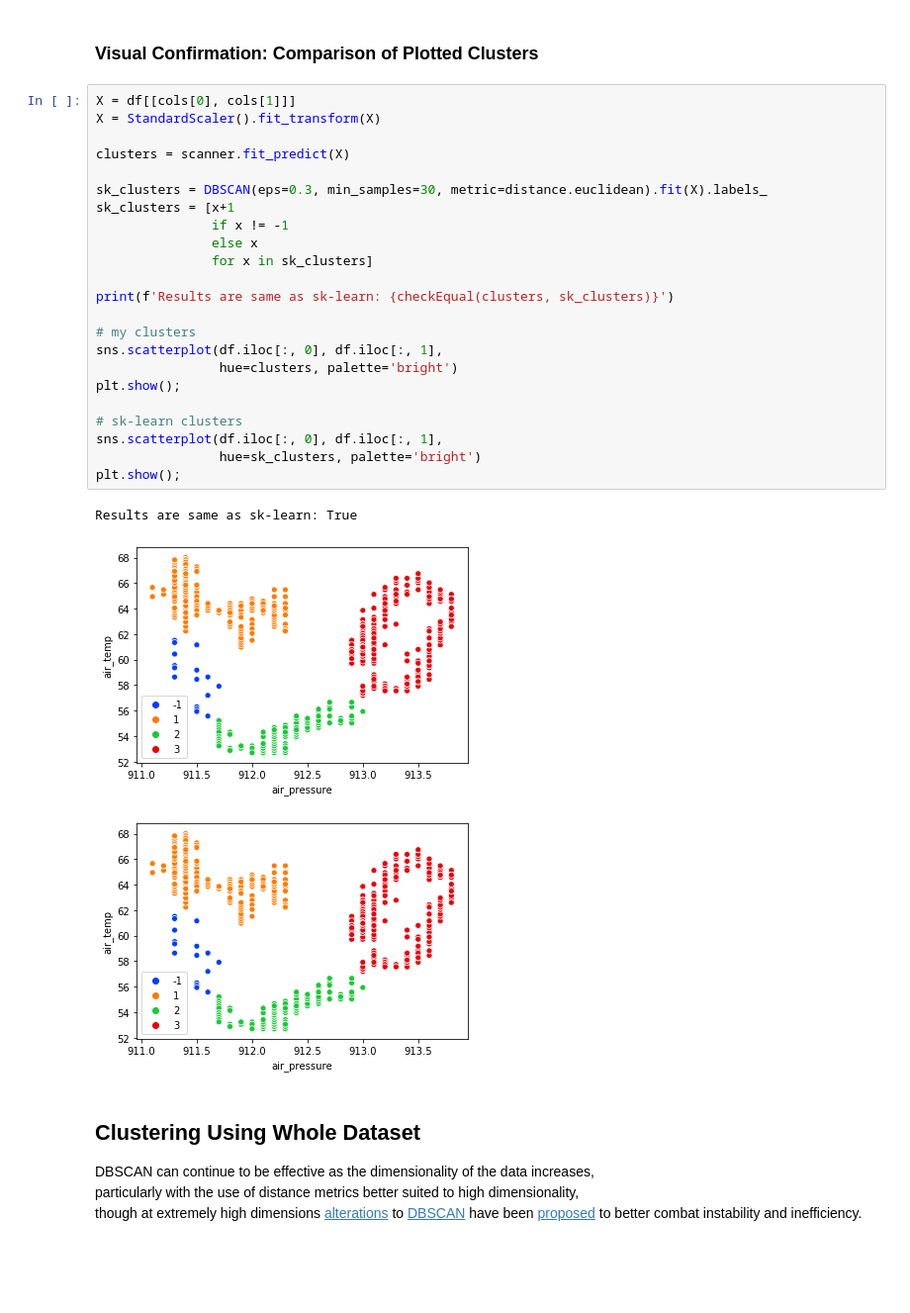
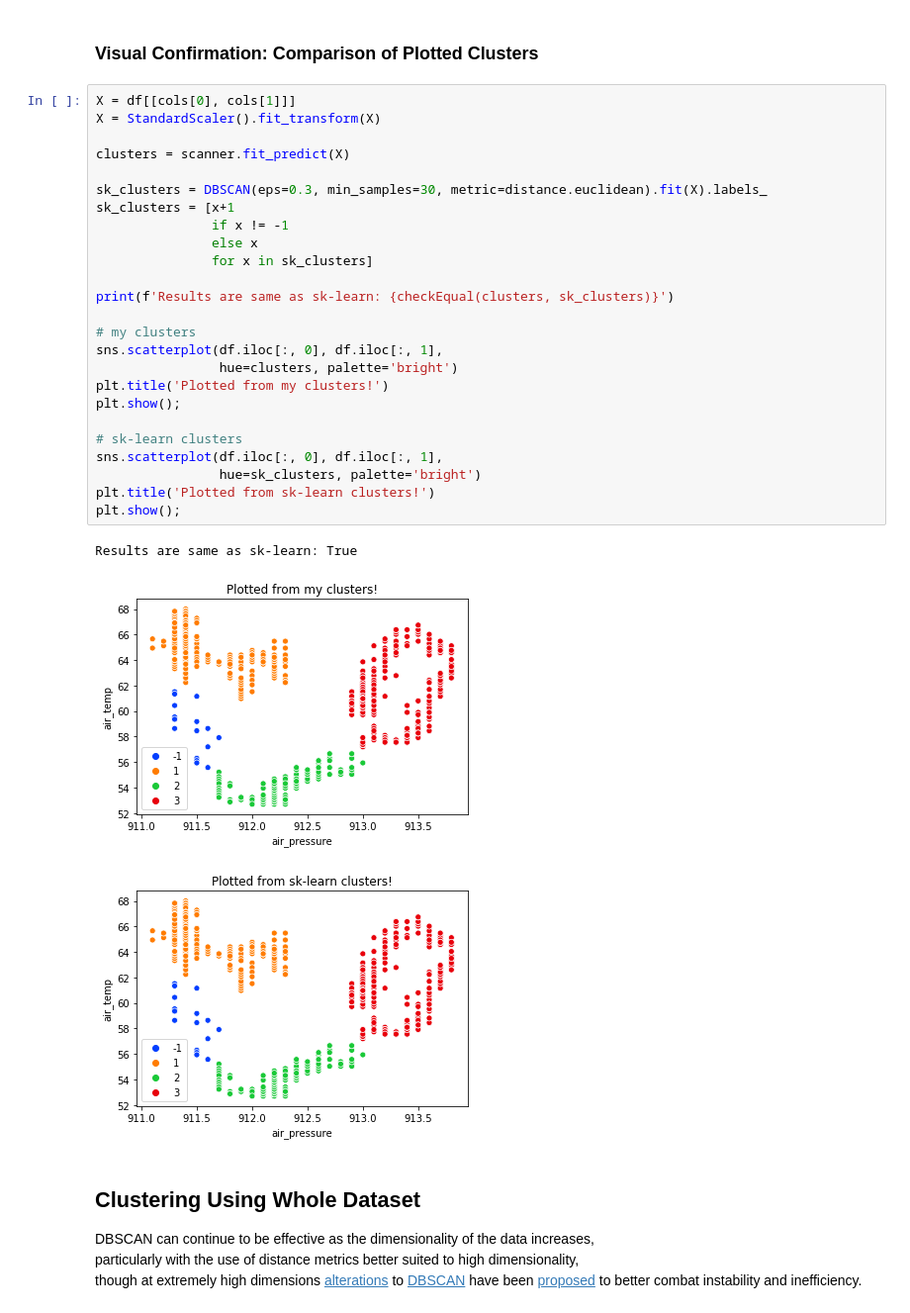
Before and after one commit to austiezr/DBSCAN, a Jupyter notebook: Basic_DBSCAN.ipynb, the cells around one changed output. Shown at 99% size. Saved outputs shown, nothing was run; the diff lists cells and outputs as text; blank space fills up the shorter version.

```diff
--- a/Basic_DBSCAN.ipynb
+++ b/Basic_DBSCAN.ipynb
@@ -195,30 +195,32 @@ Results are same as sk-learn: True
 # %%
 X = df[[cols[0], cols[1]]]
 X = StandardScaler().fit_transform(X)
 
 clusters = scanner.fit_predict(X)
 
 sk_clusters = DBSCAN(eps=0.3, min_samples=30, metric=distance.euclidean).fit(X).labels_
 sk_clusters = [x+1
                if x != -1
                else x
                for x in sk_clusters]
 
 print(f'Results are same as sk-learn: {checkEqual(clusters, sk_clusters)}')
 
 # my clusters
 sns.scatterplot(df.iloc[:, 0], df.iloc[:, 1],
                 hue=clusters, palette='bright')
+plt.title('Plotted from my clusters!')
 plt.show();
 
 # sk-learn clusters
 sns.scatterplot(df.iloc[:, 0], df.iloc[:, 1],
                 hue=sk_clusters, palette='bright')
+plt.title('Plotted from sk-learn clusters!')
 plt.show();
 # %% [output]
 Results are same as sk-learn: True
-[figure, old version]
+[figure, new version]
-[figure, old version]
+[figure, new version]
 # %% [markdown]
 ## Clustering Using Whole Dataset
 
```
